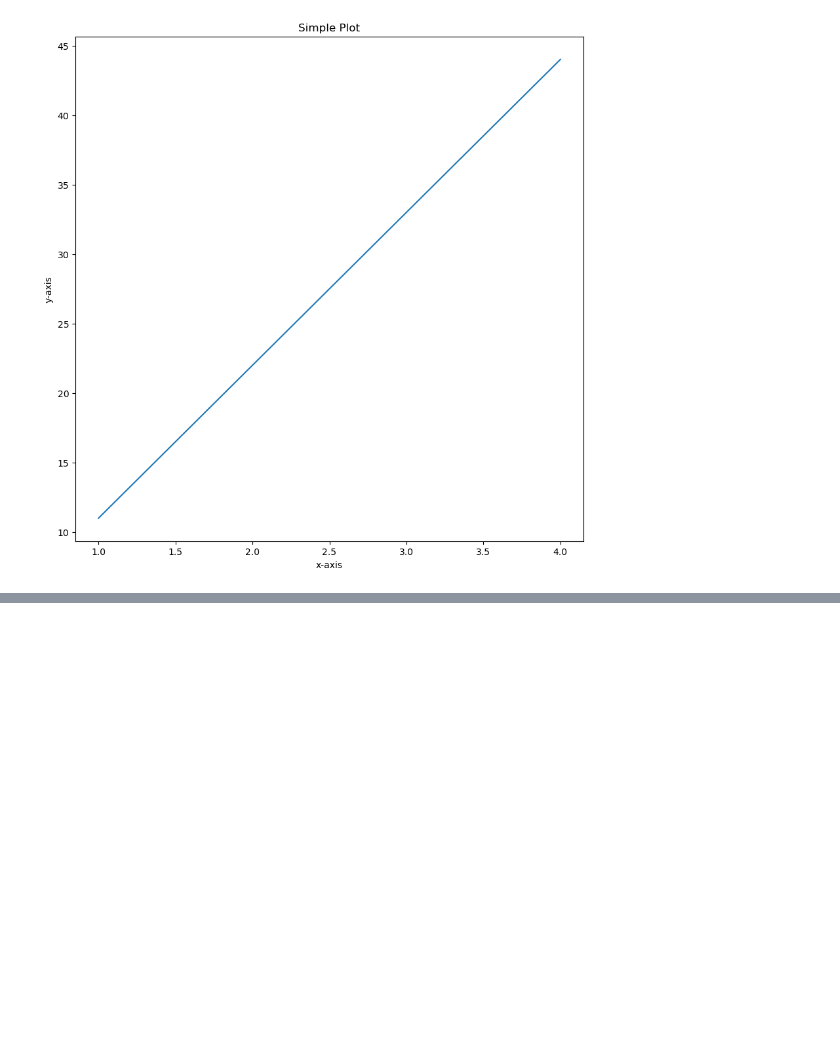
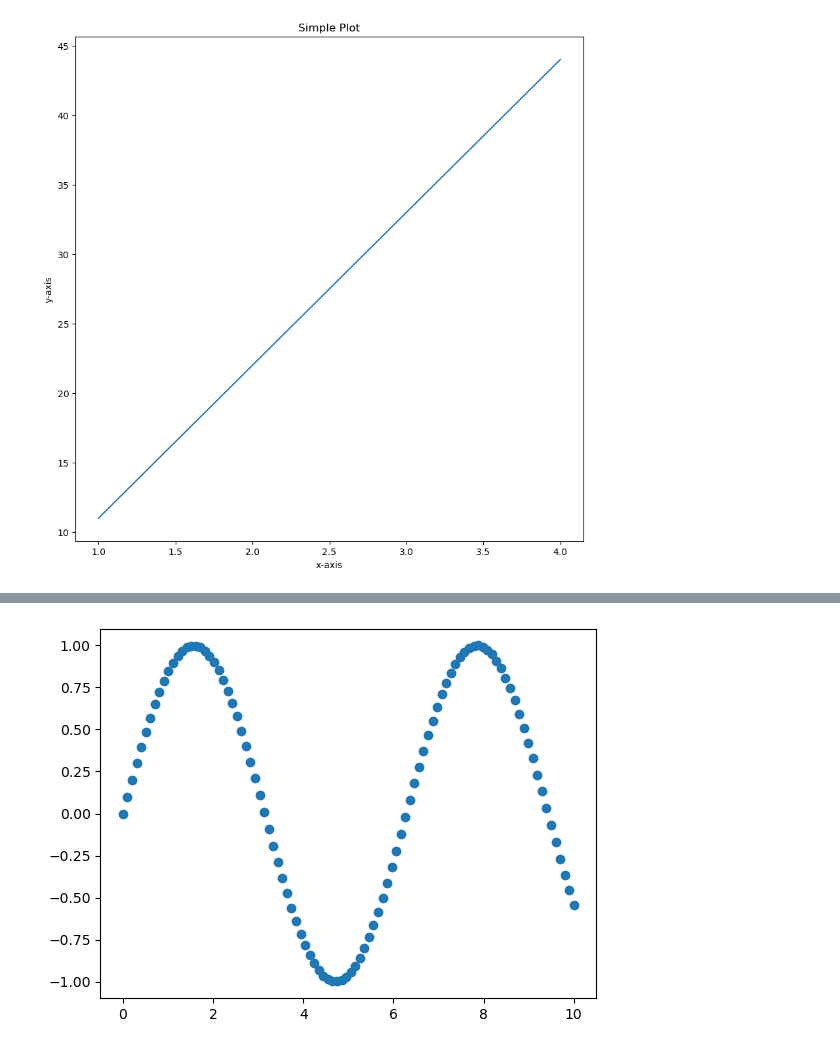
Before and after one commit to pain459/learn_ds, a Jupyter notebook: 8_matplotlib/matplotlib_workbook.ipynb, the cells around one changed output, grey strips where cells are left out. Cells and saved outputs as stored; diff of their text form; code cells hidden in the pictures; blank space fills up the shorter version.

```diff
--- a/8_matplotlib/matplotlib_workbook.ipynb
+++ b/8_matplotlib/matplotlib_workbook.ipynb
@@ -97,0 +129,6 @@ fig.savefig("sample-plot.png")
+# %%
+# Another scatter plot
+fig, ax = plt.subplots()
+ax.scatter(x, np.sin(x));  # Create a sin wave.
+# %% [output]
+[figure, added]
```
Also changed, not shown: parts of 6 cells of this notebook.
